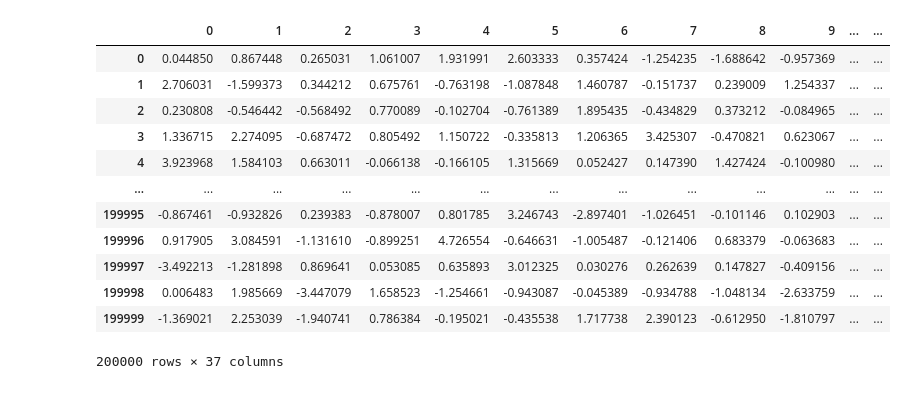
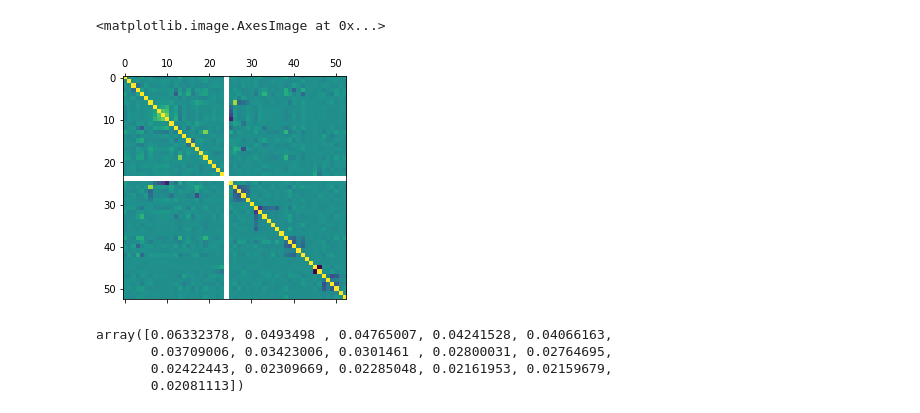
Before and after one commit to killerpennywise/project-2, a Jupyter notebook: data_prep.ipynb, the cells around one changed output. Saved outputs shown, nothing was run; the diff lists cells and outputs as text; code cells hidden in the pictures.

```diff
--- a/data_prep.ipynb
+++ b/data_prep.ipynb
@@ -180,28 +190,24 @@ X_cleaned = preprocessor.fit_transform(X)
 df_cleaned = pd.DataFrame(X_cleaned, columns=X.columns)
 df_cleaned['fraud_bool'] = y.values
+# %%
+# Correlation graph before PCA feature selection
+corr_matrix = df_cleaned.corr()
+plt.matshow(corr_matrix)
+# %% [output]
+<matplotlib.image.AxesImage at 0x...>
+[figure, added]
 # %%
-
+# Run PCA model for feature selection.
 pca = PCA(random_state=42)
 X_pca = pca.fit_transform(X_cleaned)
-pca = PCA(n_components=0.90)
+pca = PCA(n_components=16)
 X_reduced = pca.fit_transform(X_cleaned)
 
 df_reduced = pd.DataFrame(X_reduced)
 df_reduced["fraud_bool"] = y.values
-df_reduced.to_csv("Resources/PCA.csv",index=None)
+pca.explained_variance_ratio_
+# %% [output]
+array([0.06332378, 0.0493498 , 0.04765007, 0.04241528, 0.04066163,
+       0.03709006, 0.03423006, 0.0301461 , 0.02800031, 0.02764695,
+       0.02422443, 0.02309669, 0.02285048, 0.02161953, 0.02159679,
+       0.02081113])
-# %%
-df_reduced
-# %% [output]
-|  | 0 | 1 | 2 | 3 | 4 | 5 | 6 | 7 | 8 | 9 | ... | ... |
-| 0 | 0.044850 | 0.867448 | 0.265031 | 1.061007 | 1.931991 | 2.603333 | 0.357424 | -1.254235 | -1.688642 | -0.957369 | ... | ... |
-| 1 | 2.706031 | -1.599373 | 0.344212 | 0.675761 | -0.763198 | -1.087848 | 1.460787 | -0.151737 | 0.239009 | 1.254337 | ... | ... |
-| 2 | 0.230808 | -0.546442 | -0.568492 | 0.770089 | -0.102704 | -0.761389 | 1.895435 | -0.434829 | 0.373212 | -0.084965 | ... | ... |
-| 3 | 1.336715 | 2.274095 | -0.687472 | 0.805492 | 1.150722 | -0.335813 | 1.206365 | 3.425307 | -0.470821 | 0.623067 | ... | ... |
-| 4 | 3.923968 | 1.584103 | 0.663011 | -0.066138 | -0.166105 | 1.315669 | 0.052427 | 0.147390 | 1.427424 | -0.100980 | ... | ... |
-| ... | ... | ... | ... | ... | ... | ... | ... | ... | ... | ... | ... | ... |
-| 199995 | -0.867461 | -0.932826 | 0.239383 | -0.878007 | 0.801785 | 3.246743 | -2.897401 | -1.026451 | -0.101146 | 0.102903 | ... | ... |
-| 199996 | 0.917905 | 3.084591 | -1.131610 | -0.899251 | 4.726554 | -0.646631 | -1.005487 | -0.121406 | 0.683379 | -0.063683 | ... | ... |
-| 199997 | -3.492213 | -1.281898 | 0.869641 | 0.053085 | 0.635893 | 3.012325 | 0.030276 | 0.262639 | 0.147827 | -0.409156 | ... | ... |
-| 199998 | 0.006483 | 1.985669 | -3.447079 | 1.658523 | -1.254661 | -0.943087 | -0.045389 | -0.934788 | -1.048134 | -2.633759 | ... | ... |
-| 199999 | -1.369021 | 2.253039 | -1.940741 | 0.786384 | -0.195021 | -0.435538 | 1.717738 | 2.390123 | -0.612950 | -1.810797 | ... | ... |
-200000 rows × 37 columns
```
Also changed, not shown: parts of 39 cells of this notebook, 2 other files.
